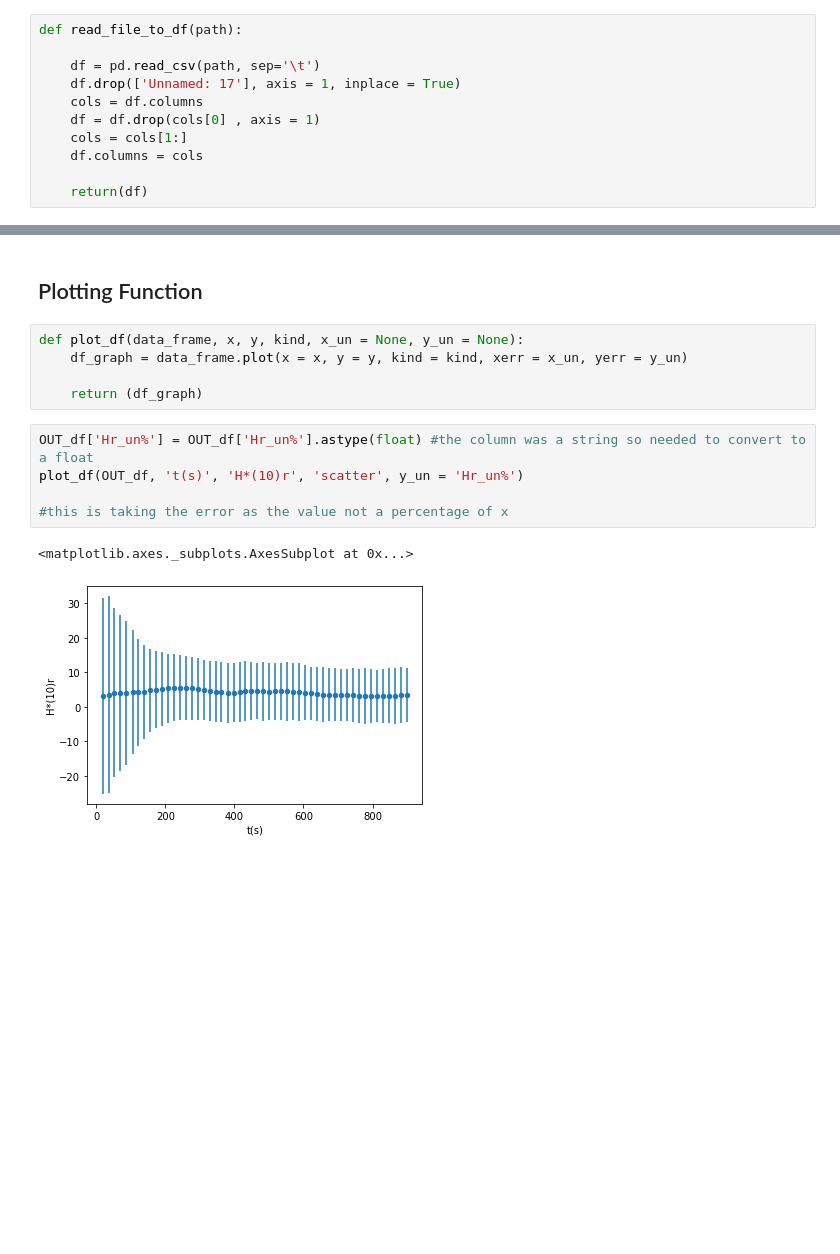
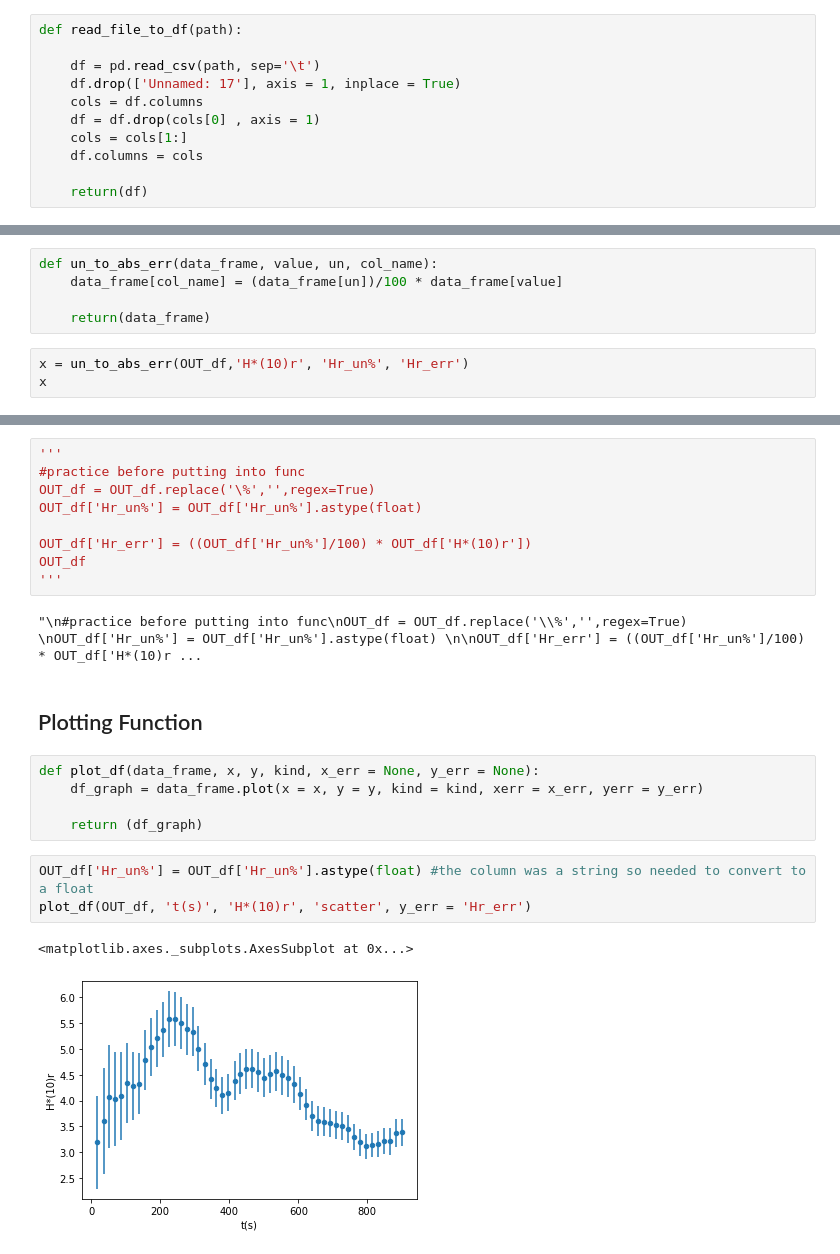
Before and after one commit to OliviaT18/diamon_processing, a Jupyter notebook: OUT_data_reader.ipynb, the cells around one changed output, grey strips where cells are left out. Cells and saved outputs as stored; diff of their text form; blank space fills up the shorter version.

```diff
--- a/OUT_data_reader.ipynb
+++ b/OUT_data_reader.ipynb
@@ -41,0 +65,8 @@ OUT_df
+# %%
+def un_to_abs_err(data_frame, value, un, col_name):
+    data_frame[col_name] = (data_frame[un])/100 * data_frame[value]
+
+    return(data_frame)
+# %%
+x = un_to_abs_err(OUT_df,'H*(10)r', 'Hr_un%', 'Hr_err')
+x
@@ -42,18 +91,27 @@ OUT_df
+# %%
+'''
+#practice before putting into func
+OUT_df = OUT_df.replace('\%','',regex=True)
+OUT_df['Hr_un%'] = OUT_df['Hr_un%'].astype(float)
+
+OUT_df['Hr_err'] = ((OUT_df['Hr_un%']/100) * OUT_df['H*(10)r'])
+OUT_df
+'''
+# %% [output]
+"\n#practice before putting into func\nOUT_df = OUT_df.replace('\\%','',regex=True) \nOUT_df['Hr_un%'] = OUT_df['Hr_un%'].astype(float) \n\nOUT_df['Hr_err'] = ((OUT_df['Hr_un%']/100) * OUT_df['H*(10)r ...
 # %% [markdown]
 ## Plotting Function
 # %%
-def plot_df(data_frame, x, y, kind, x_un = None, y_un = None):
-    df_graph = data_frame.plot(x = x, y = y, kind = kind, xerr = x_un, yerr = y_un)
+def plot_df(data_frame, x, y, kind, x_err = None, y_err = None):
+    df_graph = data_frame.plot(x = x, y = y, kind = kind, xerr = x_err, yerr = y_err)
 
     return (df_graph)
 # %%
 OUT_df['Hr_un%'] = OUT_df['Hr_un%'].astype(float) #the column was a string so needed to convert to a float
-plot_df(OUT_df, 't(s)', 'H*(10)r', 'scatter', y_un = 'Hr_un%')
-
-#this is taking the error as the value not a percentage of x
+plot_df(OUT_df, 't(s)', 'H*(10)r', 'scatter', y_err = 'Hr_err')
 # %% [output]
 <matplotlib.axes._subplots.AxesSubplot at 0x...>
-[figure, old version]
+[figure, new version]
 # %%
 '''
 columns = [col for col in df.columns if '%' in col]
```
Also changed, not shown: parts of 6 cells of this notebook.
